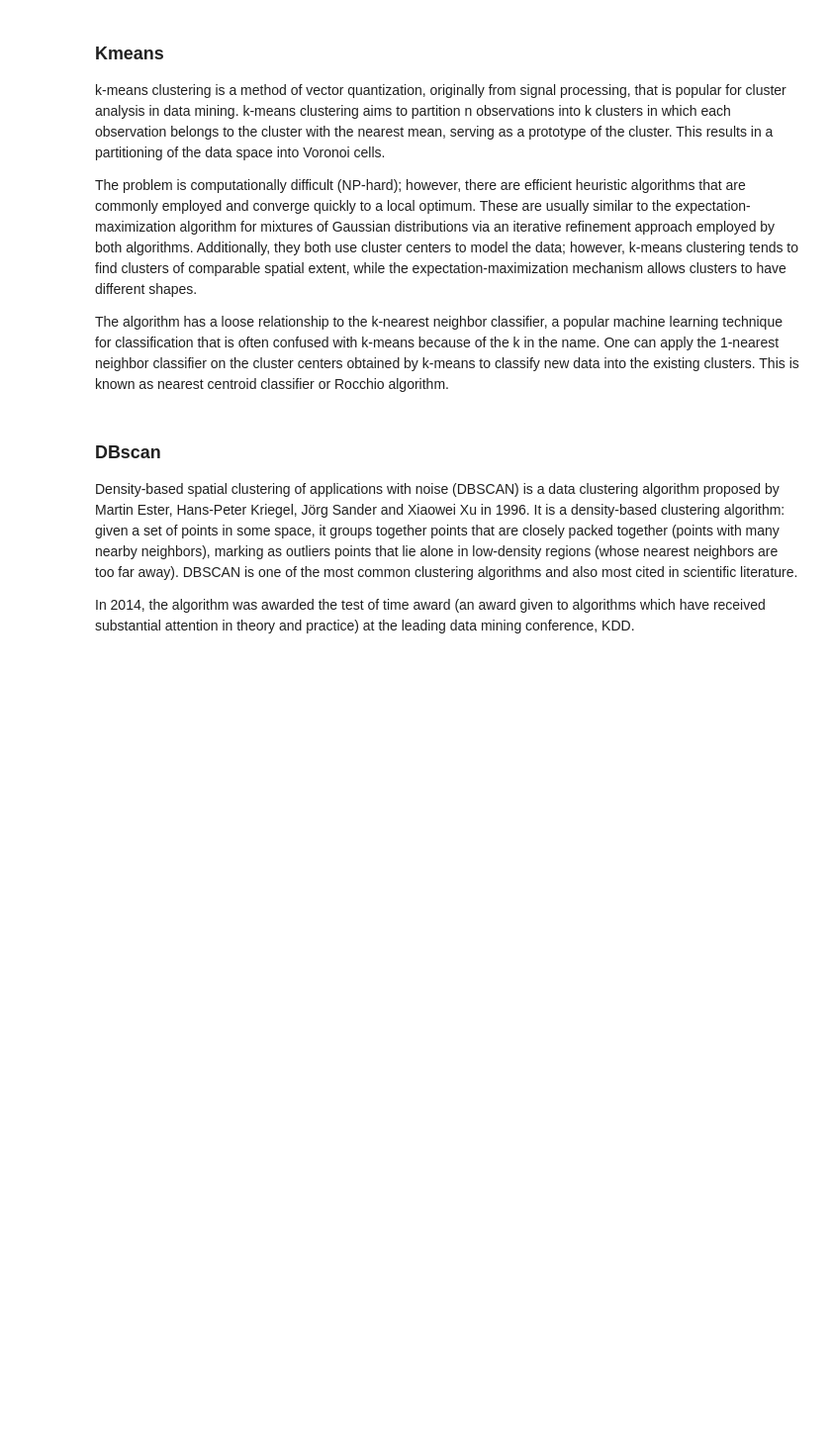
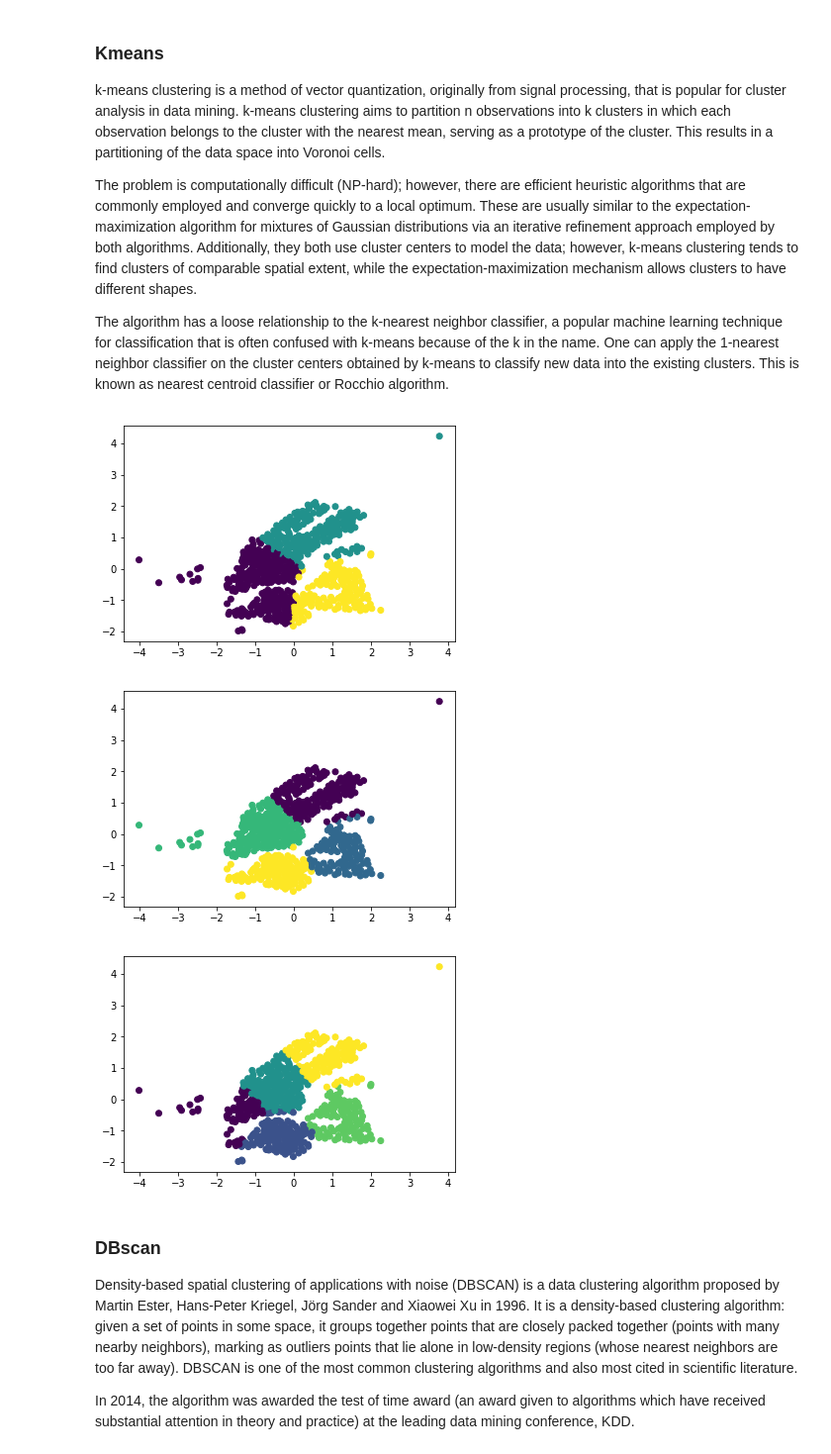
Before and after one commit to ss8651twtw/Data-Mining, a Jupyter notebook: hw2/Group3 hw2 0416077.ipynb, the cells around one changed output. Shown at 99% size. Drawn from its saved outputs; the diff is of its cells as text; code cells hidden in the pictures; blank space fills up the shorter version.

```diff
--- a/hw2/Group3 hw2 0416077.ipynb
+++ b/hw2/Group3 hw2 0416077.ipynb
@@ -207,3 +137,10 @@ fig.show()
+# %%
+for i in xrange(3, 6):
+    test_Kmeans(station_geo, i)
+# %% [output]
+[figure, added]
+[figure, added]
+[figure, added]
 # %% [markdown]
 ### DBscan
 
```
Also changed, not shown: parts of 10 cells of this notebook.
